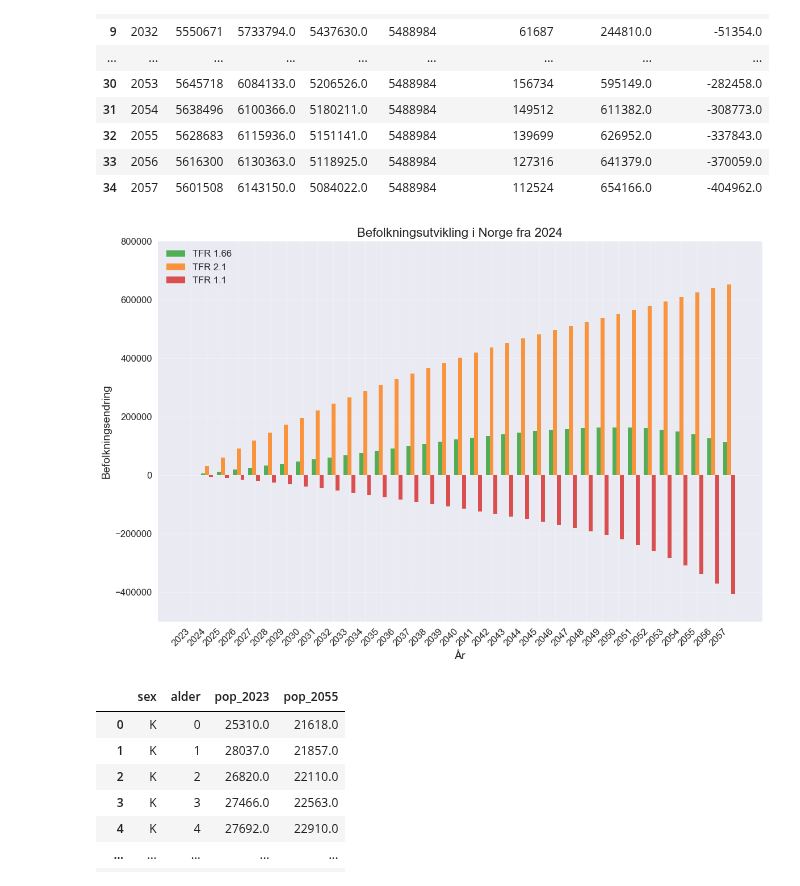
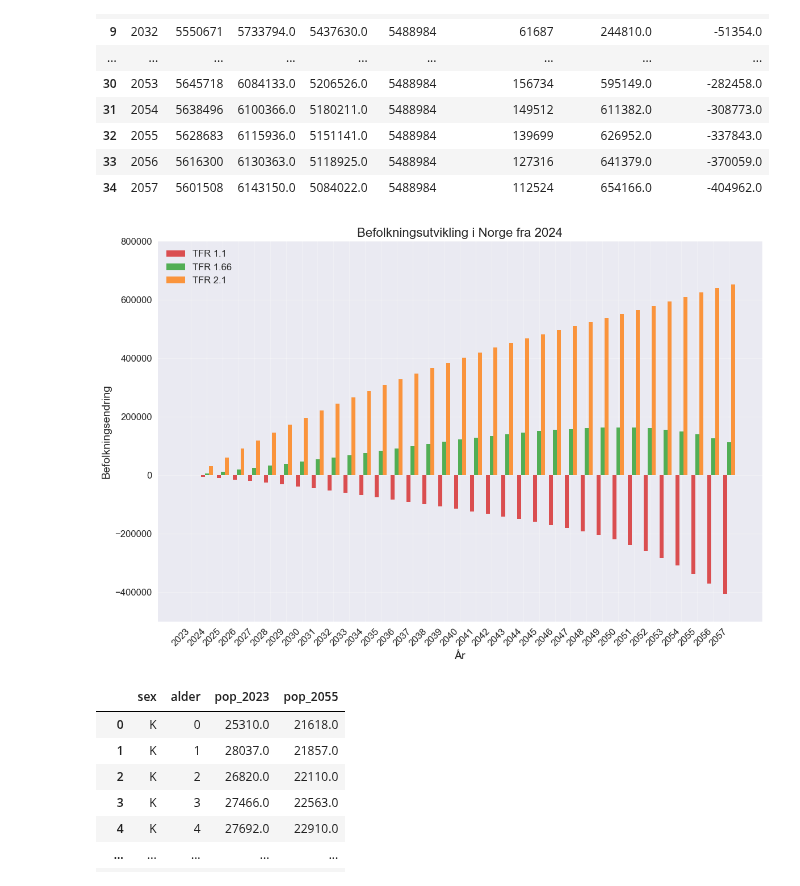
Before and after one commit to johnoskarskjeldrum/population-project-model, a Jupyter notebook: Befolkningsfremskrivning_plots_for_article.ipynb, the cells around one changed output. Drawn from its saved outputs; the diff is of its cells as text; code cells hidden in the pictures.

```diff
--- a/Befolkningsfremskrivning_plots_for_article.ipynb
+++ b/Befolkningsfremskrivning_plots_for_article.ipynb
@@ -133,25 +133,25 @@ befolkning
 # %%
 width = 0.25  # Width of the bars
 
 x = np.arange(len(befolkning.år))  # the label locations
 
 fig, ax = plt.subplots(figsize=(12, 8))
 
-ax.bar(x - width, befolkning["pop_1_66_endring"], width, color=colors_tfr[2], alpha=0.8, label='TFR 1.66')
-ax.bar(x, befolkning["pop_2_endring"], width, color=colors_tfr[1], alpha=0.8, label='TFR 2.1')
-ax.bar(x + width, befolkning["pop_1_1_endring"], width, color=colors_tfr[3], alpha=0.8, label='TFR 1.1')
+ax.bar(x - width, befolkning["pop_1_1_endring"], width, color=colors_tfr[3], alpha=0.8, label='TFR 1.1')
+ax.bar(x, befolkning["pop_1_66_endring"], width, color=colors_tfr[2], alpha=0.8, label='TFR 1.66')
+ax.bar(x +  width, befolkning["pop_2_endring"], width, color=colors_tfr[1], alpha=0.8, label='TFR 2.1')
 
 ax.set_ylim(-0.5e6, 8e5)
 ax.set_ylabel('Befolkningsendring')
 ax.set_xlabel('År')
 ax.set_xticks(x)
 ax.set_xticklabels(befolkning.år, rotation=45, ha='right')
 ax.set_title('Befolkningsutvikling i Norge fra 2024')
 ax.legend()
 
 plt.tight_layout()
 # %% [output]
-[figure, old version]
+[figure, new version]
 # %%
 pop = pd.read_csv(data / 'popfordeling_2023-2073_tfr1_66.csv').iloc[:,:93]
 
```
Also changed, not shown: parts of 2 cells of this notebook, 1 other file.
